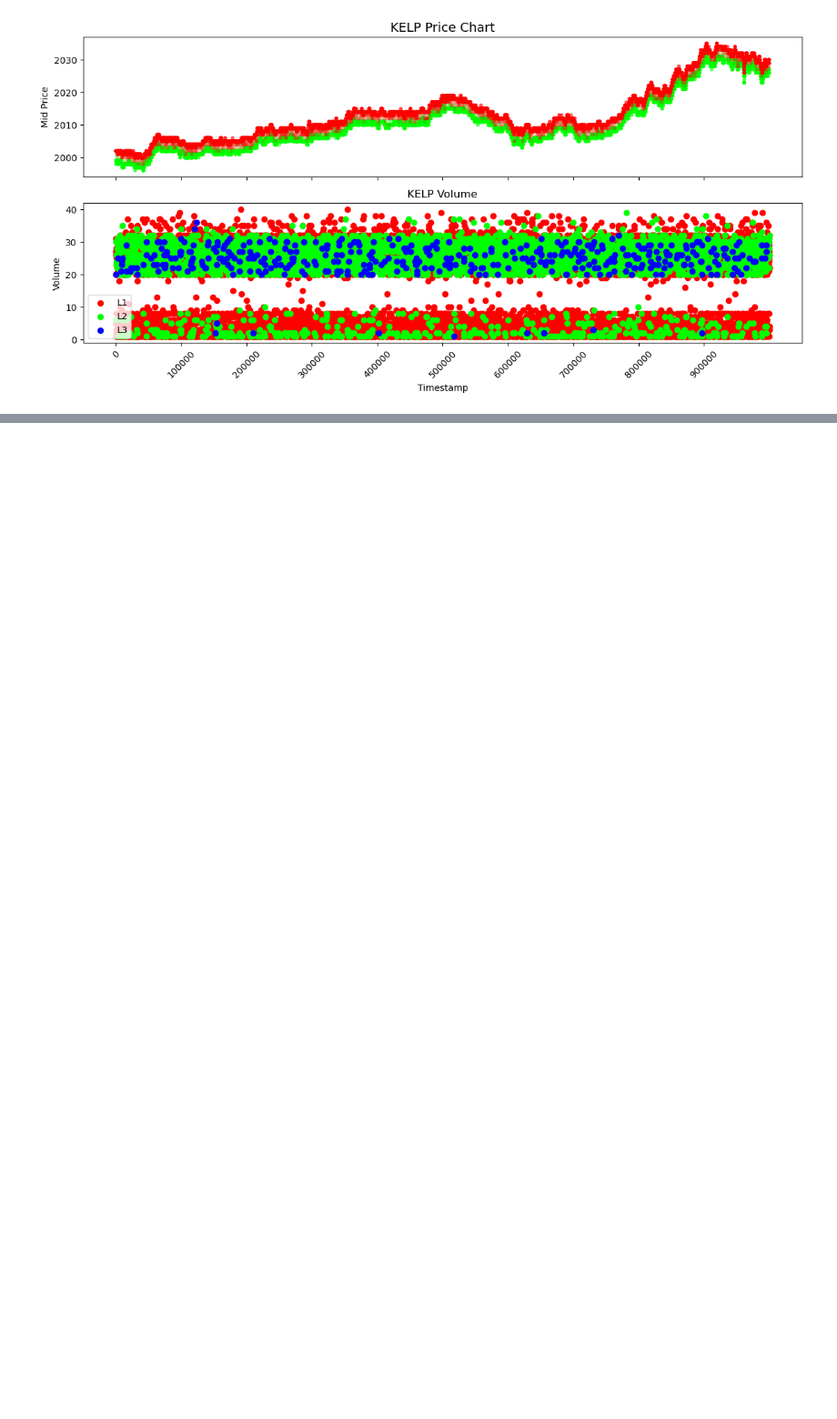
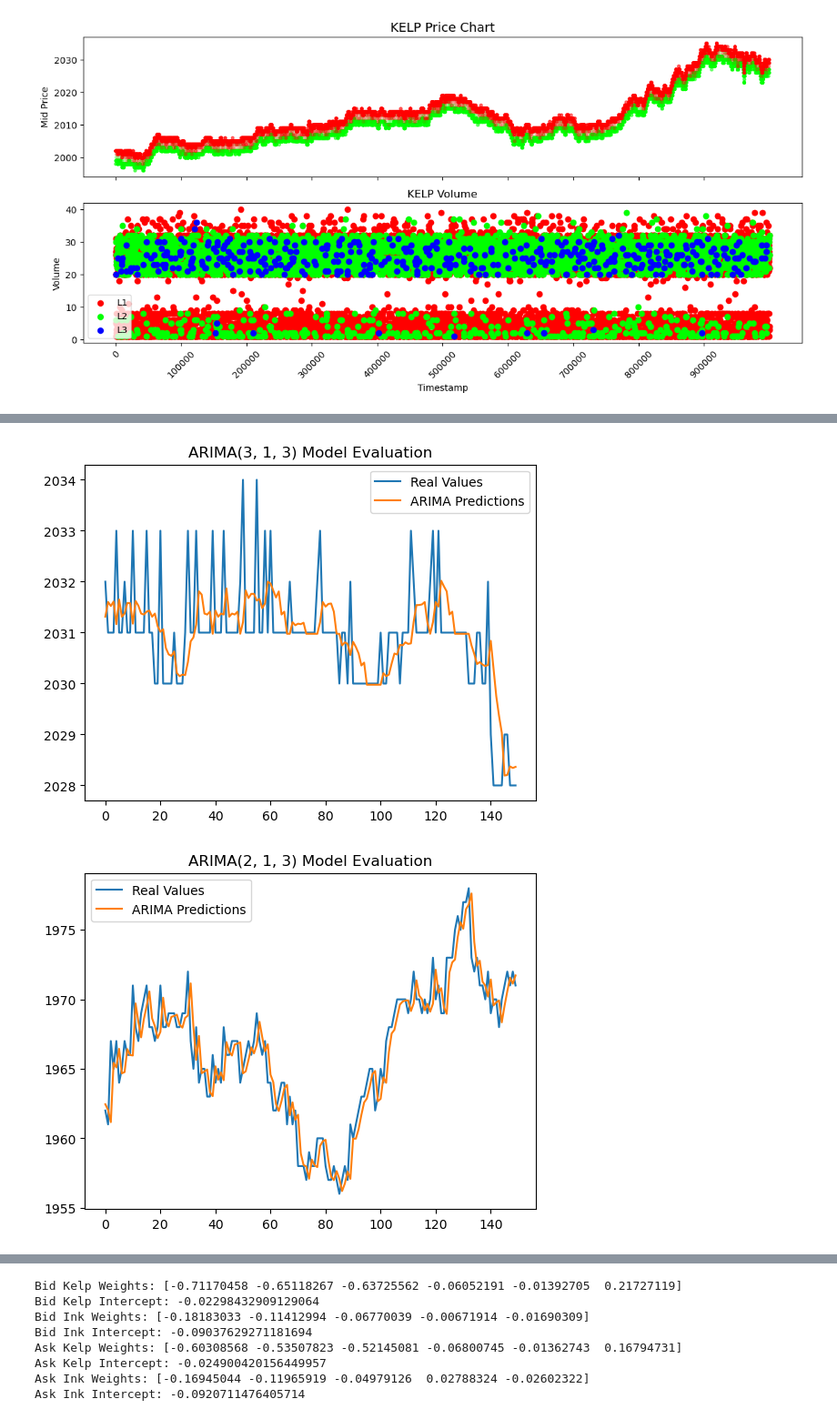
Before and after one commit to CANTSOAR/prosperity3, a Jupyter notebook: round_1/data_analysis/testing.ipynb, the cells around one changed output, grey strips where cells are left out. Shown: that part at 91% size. Drawn from its saved outputs; the diff is of its cells as text; code cells hidden in the pictures; blank space fills up the shorter version.

```diff
--- a/round_1/data_analysis/testing.ipynb
+++ b/round_1/data_analysis/testing.ipynb
@@ -93,0 +59,55 @@ forecast_kelp = Regressor.forecast(out_sample_kelp, model_kelp, order = order_ke
+# %%
+#_, bid_order_kelp = Regressor.quick_arima(p1, "KELP", element = "bid_price_1")
+#_, ask_order_kelp = Regressor.quick_arima(p1, "KELP", element = "ask_price_1")
+#_, bid_order_ink = Regressor.quick_arima(p1, "SQUID_INK", element = "bid_price_1")
+#_, ask_order_ink = Regressor.quick_arima(p1, "SQUID_INK", element = "ask_price_1")
+
+bid_order_kelp = (3, 1, 3)
+ask_order_kelp = (3, 1, 3)
+bid_order_ink = (2, 1, 3)
+ask_order_ink = (2, 1, 3)
+# %%
+N = 500
+
+bid_out_sample_kelp = p2[p2["product"] == "KELP"]["bid_price_1"][-N:]
+bid_out_sample_ink = p2[p2["product"] == "SQUID_INK"]["bid_price_1"][-N:]
+ask_out_sample_kelp = p2[p2["product"] == "KELP"]["ask_price_1"][-N:]
+ask_out_sample_ink = p2[p2["product"] == "SQUID_INK"]["ask_price_1"][-N:]
+
+from sklearn.linear_model import LinearRegression  # or try RandomForest, MLP, etc.
+
+X, y_diff = Regressor.arima_make_dataset(bid_out_sample_kelp.values, bid_order_kelp)
+bid_model_kelp = LinearRegression().fit(X, y_diff)
+Regressor.eval_model(bid_out_sample_kelp.values, bid_model_kelp, order = bid_order_kelp, steps = 1)
+
+forecast_kelp = Regressor.forecast(bid_out_sample_kelp.values, bid_model_kelp, order = bid_order_kelp, steps = 100)
+
+X, y_diff = Regressor.arima_make_dataset(bid_out_sample_ink.values, bid_order_ink)
+bid_model_ink = LinearRegression().fit(X, y_diff)
+Regressor.eval_model(bid_out_sample_ink.values, bid_model_ink, order = bid_order_ink, steps = 1)
+
+forecast_kelp = Regressor.forecast(bid_out_sample_kelp.values, bid_model_ink, order = bid_order_ink, steps = 100)
+
+X, y_diff = Regressor.arima_make_dataset(ask_out_sample_kelp.values, ask_order_kelp)
+ask_model_kelp = LinearRegression().fit(X, y_diff)
+Regressor.eval_model(ask_out_sample_kelp.values, ask_model_kelp, order = ask_order_kelp, steps = 1)
+
+forecast_kelp = Regressor.forecast(ask_out_sample_kelp.values, ask_model_kelp, order = ask_order_kelp, steps = 100)
+
+X, y_diff = Regressor.arima_make_dataset(ask_out_sample_ink.values, ask_order_ink)
+ask_model_ink = LinearRegression().fit(X, y_diff)
+Regressor.eval_model(ask_out_sample_ink.values, ask_model_ink, order = ask_order_ink, steps = 1)
+
+forecast_kelp = Regressor.forecast(ask_out_sample_kelp.values, ask_model_ink, order = ask_order_ink, steps = 100)
+
+print("Bid Kelp Weights:", bid_model_kelp.coef_)      # array of weights
+print("Bid Kelp Intercept:", bid_model_kelp.intercept_)
+print("Bid Ink Weights:", bid_model_ink.coef_)      # array of weights
+print("Bid Ink Intercept:", bid_model_ink.intercept_)
+print("Ask Kelp Weights:", ask_model_kelp.coef_)      # array of weights
+print("Ask Kelp Intercept:", ask_model_kelp.intercept_)
+print("Ask Ink Weights:", ask_model_ink.coef_)      # array of weights
+print("Ask Ink Intercept:", ask_model_ink.intercept_)
+# %% [output]
+[figure, added]
+[figure, added]
@@ -93,0 +116,8 @@ forecast_kelp = Regressor.forecast(out_sample_kelp, model_kelp, order = order_ke
+Bid Kelp Weights: [-0.71170458 -0.65118267 -0.63725562 -0.06052191 -0.01392705  0.21727119]
+Bid Kelp Intercept: -0.02298432909129064
+Bid Ink Weights: [-0.18183033 -0.11412994 -0.06770039 -0.00671914 -0.01690309]
+Bid Ink Intercept: -0.09037629271181694
+Ask Kelp Weights: [-0.60308568 -0.53507823 -0.52145081 -0.06800745 -0.01362743  0.16794731]
+Ask Kelp Intercept: -0.024900420156449957
+Ask Ink Weights: [-0.16945044 -0.11965919 -0.04979126  0.02788324 -0.02602322]
+Ask Ink Intercept: -0.0920711476405714
```
Also changed, not shown: parts of 15 cells of this notebook, 38 other files.
